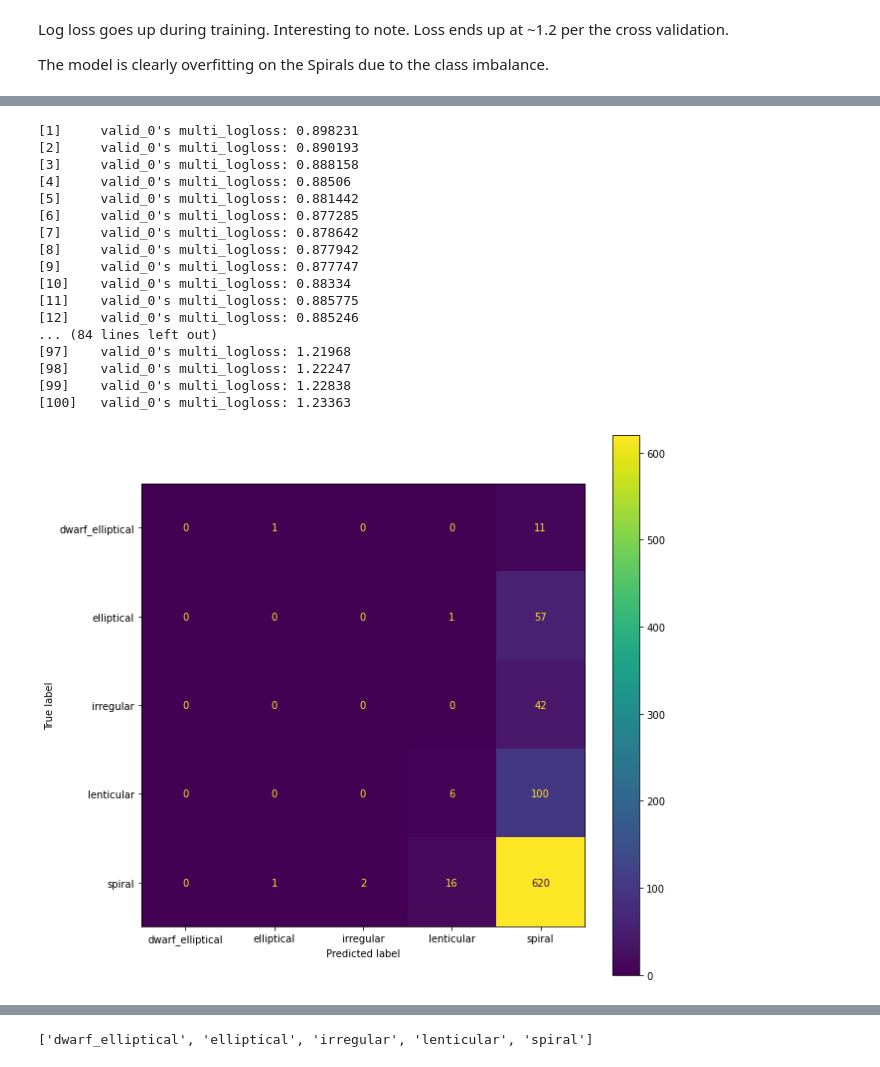
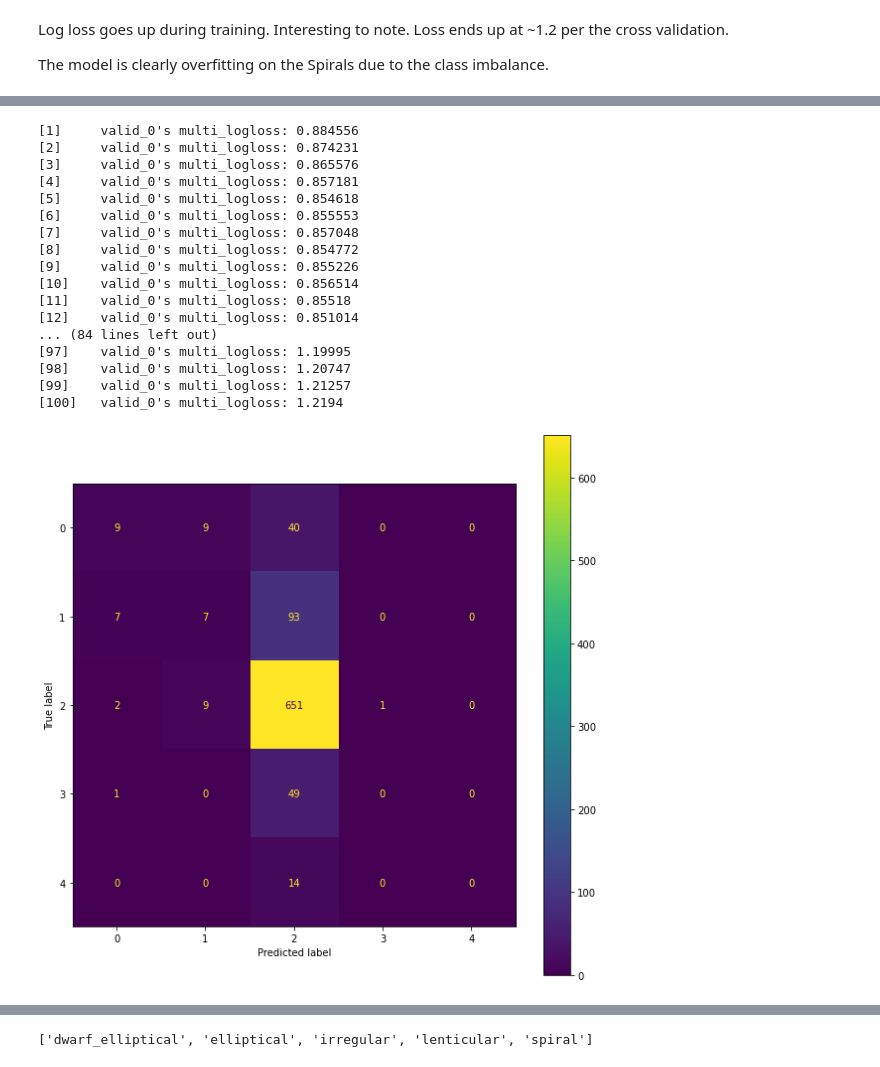
Before and after one commit to frankmaayn/galaxy_computer_vision_with_EFIGI_data, a Jupyter notebook: Notebooks/GBM Evaluation.ipynb, the cells around one changed output, grey strips where cells are left out. Drawn from its saved outputs; the diff is of its cells as text; code cells hidden in the pictures.

```diff
--- a/Notebooks/GBM Evaluation.ipynb
+++ b/Notebooks/GBM Evaluation.ipynb
@@ -57,27 +57,27 @@ gbm_model.cross_validate(5)
 # %%
-# Use our GBM api to plot a confusion matrix on the non-thresholded data.
+# Use our GBM api to plot a confusion matrix on thethresholded data.
 from galaxyquest.gbm.GBM import GBM
-gbm_model = GBM("../datasets\EFIGI_SIFT_feature_data_2kp_threshold.csv", 256)
+gbm_model = GBM("../datasets\EFIGI_SIFT_feature_data_2kp_nothreshold.csv", "../datasets\EFIGI_labels.csv", 256)
 gbm_model.train(0.2, 0.1)
 gbm_model.plot_confusion_matrix()
 # %% [output]
-[1]     valid_0's multi_logloss: 0.898231
-[2]     valid_0's multi_logloss: 0.890193
-[3]     valid_0's multi_logloss: 0.888158
-[4]     valid_0's multi_logloss: 0.88506
-[5]     valid_0's multi_logloss: 0.881442
-[6]     valid_0's multi_logloss: 0.877285
-[7]     valid_0's multi_logloss: 0.878642
-[8]     valid_0's multi_logloss: 0.877942
-[9]     valid_0's multi_logloss: 0.877747
-[10]    valid_0's multi_logloss: 0.88334
-[11]    valid_0's multi_logloss: 0.885775
-[12]    valid_0's multi_logloss: 0.885246
+[1]     valid_0's multi_logloss: 0.884556
+[2]     valid_0's multi_logloss: 0.874231
+[3]     valid_0's multi_logloss: 0.865576
+[4]     valid_0's multi_logloss: 0.857181
+[5]     valid_0's multi_logloss: 0.854618
+[6]     valid_0's multi_logloss: 0.855553
+[7]     valid_0's multi_logloss: 0.857048
+[8]     valid_0's multi_logloss: 0.854772
+[9]     valid_0's multi_logloss: 0.855226
+[10]    valid_0's multi_logloss: 0.856514
+[11]    valid_0's multi_logloss: 0.85518
+[12]    valid_0's multi_logloss: 0.851014
 ... (84 lines left out)
-[97]    valid_0's multi_logloss: 1.21968
-[98]    valid_0's multi_logloss: 1.22247
-[99]    valid_0's multi_logloss: 1.22838
-[100]   valid_0's multi_logloss: 1.23363
+[97]    valid_0's multi_logloss: 1.19995
+[98]    valid_0's multi_logloss: 1.20747
+[99]    valid_0's multi_logloss: 1.21257
+[100]   valid_0's multi_logloss: 1.2194
-[figure, old version]
+[figure, new version]
 # %%
 from galaxyquest.gbm.GBM import GBM
```
Also changed, not shown: parts of 8 cells of this notebook, 1 other file.
